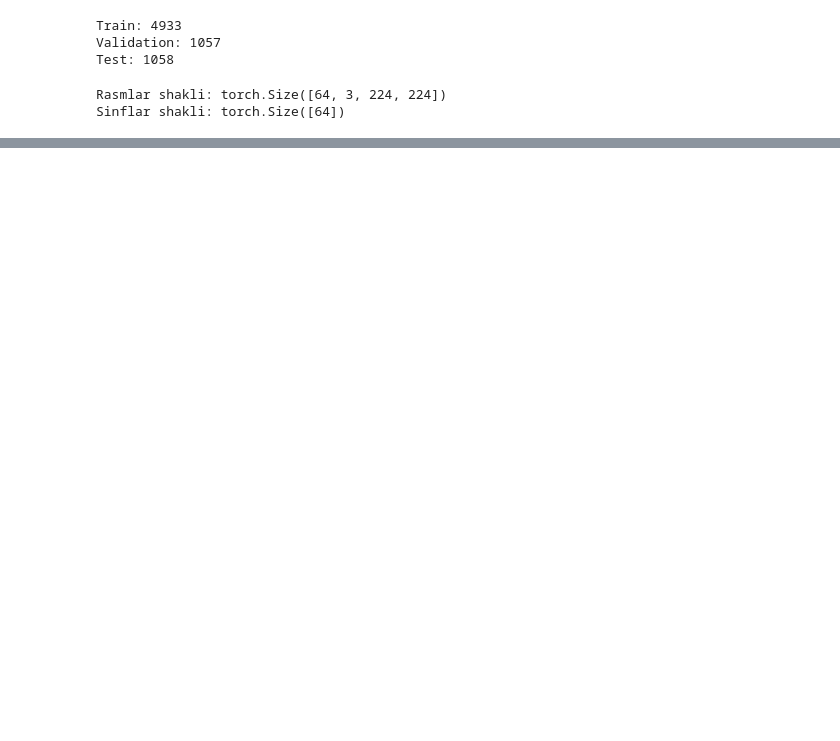
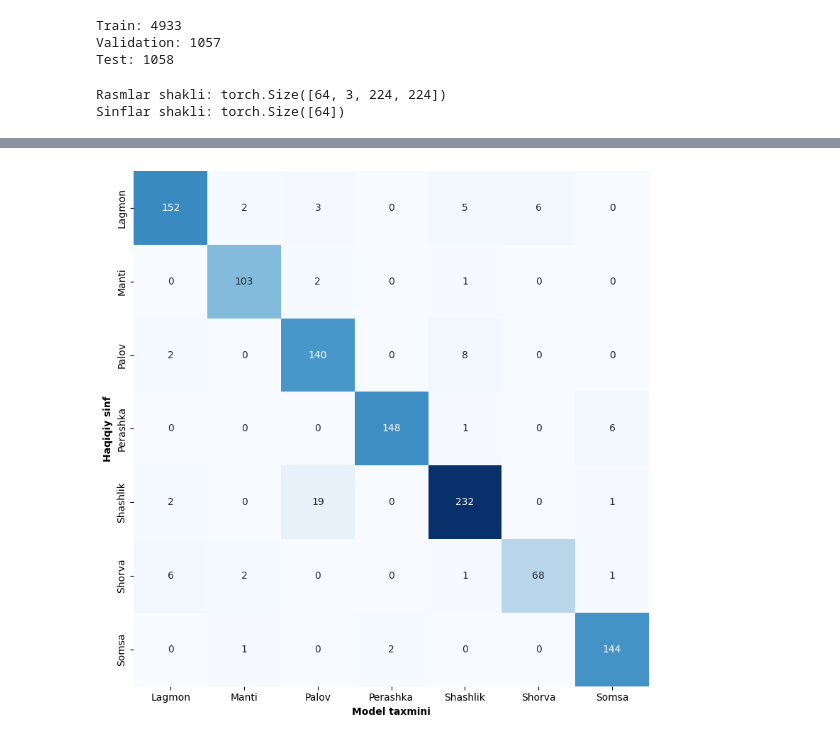
Before and after one commit to sarmuh/Uzbek-Foods-Classification-DL, a Jupyter notebook: FineTuning_ResNET50.ipynb, the cells around one changed output, grey strips where cells are left out. Saved outputs shown, nothing was run; the diff lists cells and outputs as text; code cells hidden in the pictures; blank space fills up the shorter version.

```diff
--- a/FineTuning_ResNET50.ipynb
+++ b/FineTuning_ResNET50.ipynb
@@ -386,0 +453,22 @@ plt.show()
+# %%
+plt.figure(figsize=(8, 8))
+
+cm = confusion_matrix(y_train, y_preds)
+
+sns.heatmap(
+    cm,
+    annot=True,
+    cbar=False,
+    fmt="d",
+    cmap="Blues",
+    xticklabels=dataset.classes,
+    yticklabels=dataset.classes
+)
+
+plt.xlabel("Model taxmini", fontweight = 'bold')
+plt.ylabel("Haqiqiy sinf", fontweight = 'bold')
+
+plt.tight_layout()
+plt.show()
+# %% [output]
+[figure, added]
```
Also changed, not shown: parts of 6 cells of this notebook.
